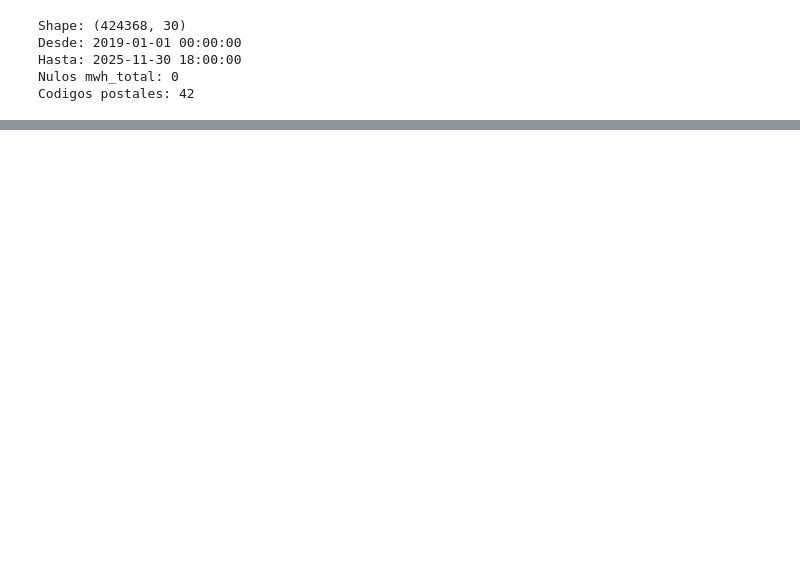
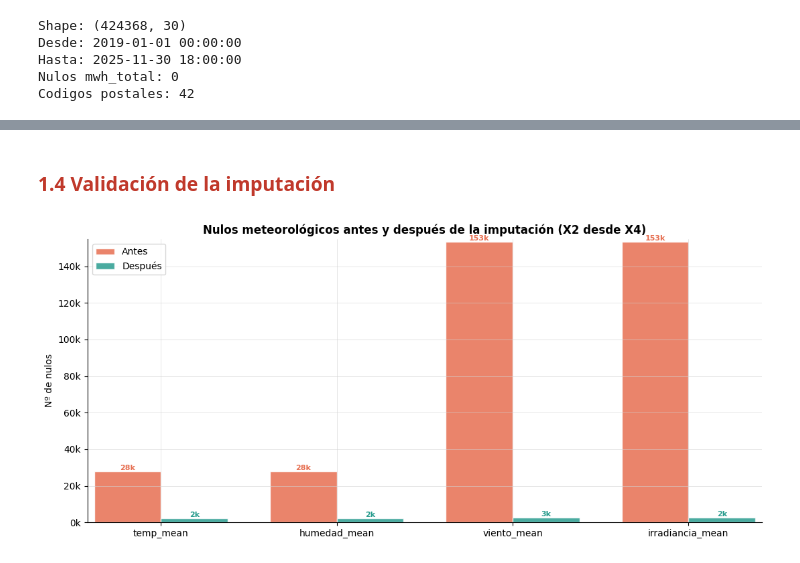
Before and after one commit to sebasposcor-del/TFM, a Jupyter notebook: notebooks/04_feature_engineering.ipynb, the cells around one changed output, grey strips where cells are left out. Saved outputs shown, nothing was run; the diff lists cells and outputs as text; code cells hidden in the pictures; blank space fills up the shorter version.

```diff
--- a/notebooks/04_feature_engineering.ipynb
+++ b/notebooks/04_feature_engineering.ipynb
@@ -92,0 +142,17 @@ Codigos postales: 42
+# %%
+VARS_METEO = ['temp_mean', 'humedad_mean', 'viento_mean',
+              'irradiancia_mean', 'precipitacion_sum', 'lst_celsius']
+
+nulos_pre = {v: df[v].null_count() for v in VARS_METEO}
+
+print("Nulos por variable meteorológica (antes de imputar)")
+for v in VARS_METEO:
+    print(f"  {v:<20} {nulos_pre[v]:>8,}  ({nulos_pre[v]/len(df)*100:.2f}%)")
+
+print("\nNulos de temp_mean por estación y año (origen del problema)")
+print(
+    df.group_by(['codi_estacio', 'anio'])
+    .agg(pl.col('temp_mean').is_null().sum().alias('nulos_temp'), pl.len().alias('total'))
+    .filter(pl.col('nulos_temp') > 0)
+    .sort(['codi_estacio', 'anio'])
+)
@@ -92,0 +306,23 @@ Codigos postales: 42
+# %% [markdown]
+### <font color='#C0392B'><b>1.4 Validación de la imputación</b></font>
+# %%
+vars_imp = ['temp_mean', 'humedad_mean', 'viento_mean', 'irradiancia_mean']
+pre  = [nulos_pre[v] for v in vars_imp]
+post = [df[v].null_count() for v in vars_imp]
+
+x = np.arange(len(vars_imp))
+w = 0.38
+fig, ax = plt.subplots(figsize=(11, 5))
+ax.bar(x - w/2, pre,  width=w, color=C5, alpha=0.85, label='Antes',   edgecolor='white')
+ax.bar(x + w/2, post, width=w, color=C2, alpha=0.85, label='Después', edgecolor='white')
+for i, (a, b) in enumerate(zip(pre, post)):
+    ax.text(i - w/2, a, f'{a/1000:.0f}k', ha='center', va='bottom', fontsize=8, color=C5, fontweight='bold')
+    ax.text(i + w/2, b, f'{b/1000:.0f}k', ha='center', va='bottom', fontsize=8, color=C2, fontweight='bold')
+ax.set_title('Nulos meteorológicos antes y después de la imputación (X2 desde X4)', fontweight='bold')
+ax.set_xticks(x); ax.set_xticklabels(vars_imp)
+ax.set_ylabel('Nº de nulos')
+ax.yaxis.set_major_formatter(plt.FuncFormatter(lambda v, _: f'{v/1000:.0f}k'))
+ax.legend()
+plt.tight_layout(); plt.show()
+# %% [output]
+[figure, added]
```
Also changed, not shown: parts of 35 cells of this notebook, 3 other files.
